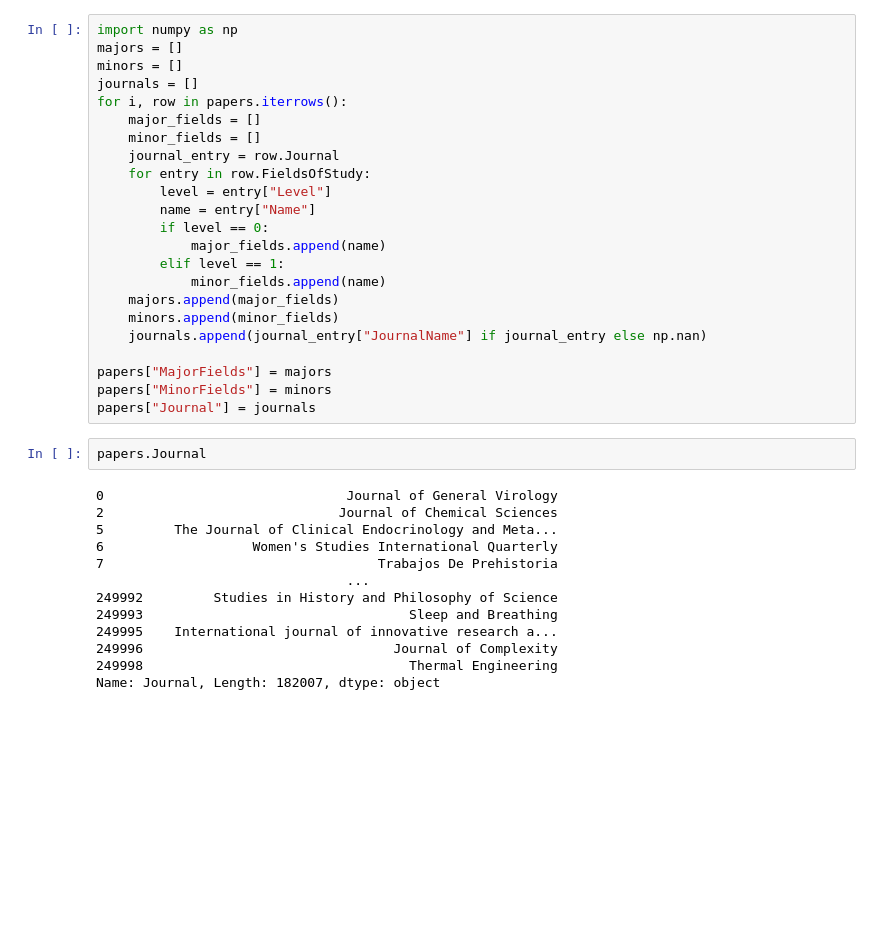
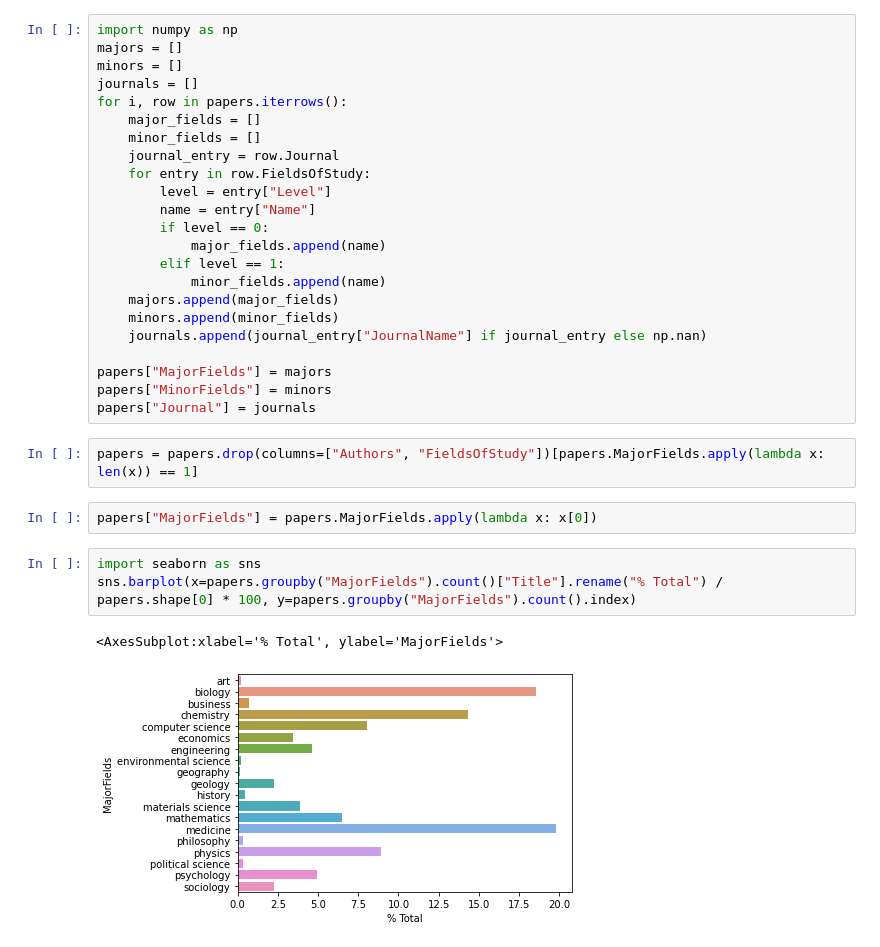
Before and after one commit to anton164/predicting-citation-counts, a Jupyter notebook: notebooks/eli_exploration.ipynb, the cells around one changed output. Cells and saved outputs as stored; diff of their text form; blank space fills up the shorter version.

Commit message:
plots of subject counts

```diff
--- a/notebooks/eli_exploration.ipynb
+++ b/notebooks/eli_exploration.ipynb
@@ -100,18 +100,13 @@ for i, row in papers.iterrows():
 papers["MajorFields"] = majors
 papers["MinorFields"] = minors
 papers["Journal"] = journals
-# %%
-papers.Journal
-# %% [output]
-0                               Journal of General Virology
-2                              Journal of Chemical Sciences
-5         The Journal of Clinical Endocrinology and Meta...
-6                   Women's Studies International Quarterly
-7                                   Trabajos De Prehistoria
-                                ...
-249992         Studies in History and Philosophy of Science
-249993                                  Sleep and Breathing
-249995    International journal of innovative research a...
-249996                                Journal of Complexity
-249998                                  Thermal Engineering
-Name: Journal, Length: 182007, dtype: object
+# %%
+papers = papers.drop(columns=["Authors", "FieldsOfStudy"])[papers.MajorFields.apply(lambda x: len(x)) == 1]
+# %%
+papers["MajorFields"] = papers.MajorFields.apply(lambda x: x[0])
+# %%
+import seaborn as sns
+sns.barplot(x=papers.groupby("MajorFields").count()["Title"].rename("% Total") /  papers.shape[0] * 100, y=papers.groupby("MajorFields").count().index)
+# %% [output]
+<AxesSubplot:xlabel='% Total', ylabel='MajorFields'>
+[figure, added]
```
Also changed, not shown: parts of 3 cells of this notebook.
